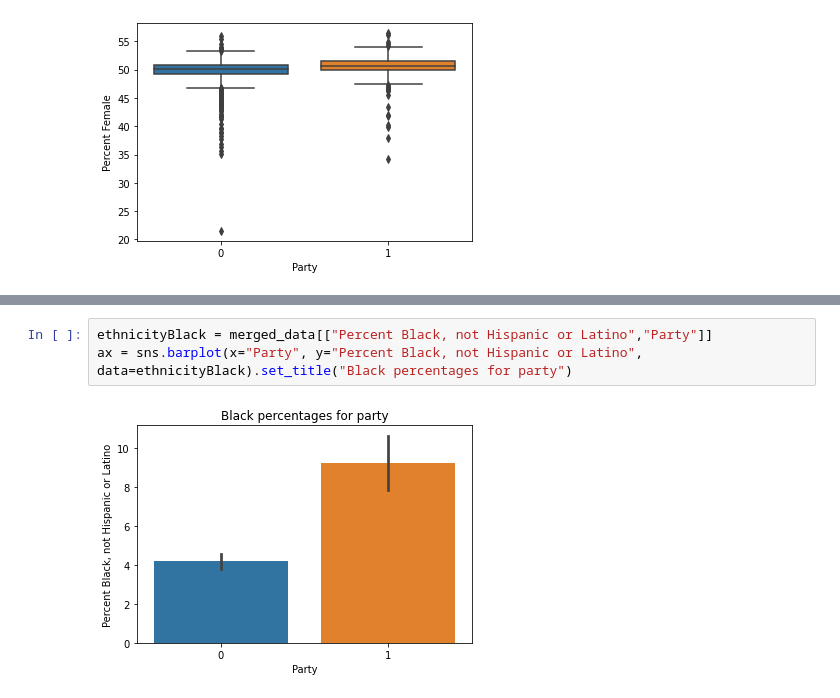
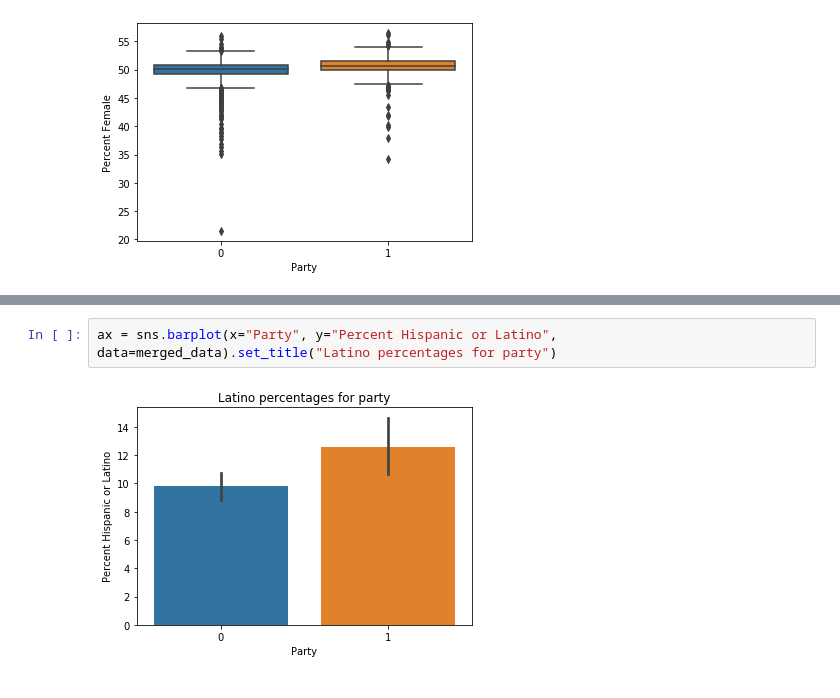
Before and after one commit to furqaanali/CS418-Project01, a Jupyter notebook: Project 01.ipynb, the cells around one changed output, grey strips where cells are left out. Saved outputs shown, nothing was run; the diff lists cells and outputs as text.

```diff
--- a/Project 01.ipynb
+++ b/Project 01.ipynb
@@ -288,5 +297,4 @@ ax = sns.barplot(x="Party", y="Percent White, not Hispanic or Latino", data=ethn
 # %%
-ethnicityBlack = merged_data[["Percent Black, not Hispanic or Latino","Party"]]
-ax = sns.barplot(x="Party", y="Percent Black, not Hispanic or Latino", data=ethnicityBlack).set_title("Black percentages for party")
+ax = sns.barplot(x="Party", y="Percent Hispanic or Latino", data=merged_data).set_title("Latino percentages for party")
 # %% [output]
-[figure, old version]
+[figure, new version]
```
Also changed, not shown: parts of 21 cells of this notebook.
